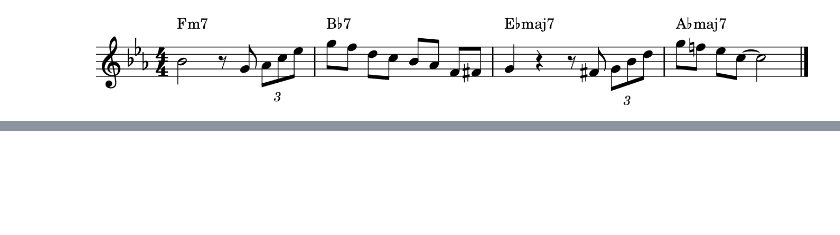
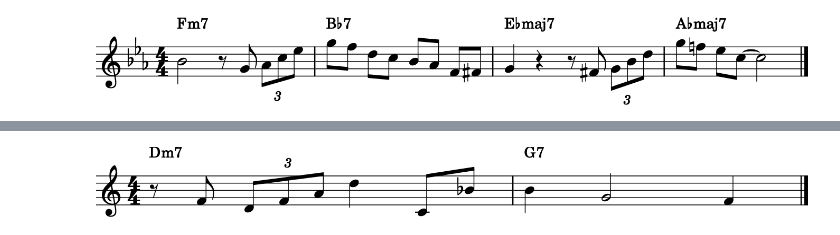
Before and after one commit to cwrightlibrary/JazzNotebooks, a Jupyter notebook: main-script.ipynb, the cells around one changed output, grey strips where cells are left out. Cells and saved outputs as stored; diff of their text form; code cells hidden in the pictures; blank space fills up the shorter version.

```diff
--- a/main-script.ipynb
+++ b/main-script.ipynb
@@ -12,12 +12,13 @@ def music(notes: str, midi=False):
             info_pos.append(i)
     info_string = notes[info_pos[0] + 1: info_pos[1]]
     info = info_string.split(" ")
-    if info[0].lower == "treble":
-        part.append(clef.TrebleClef())
-    elif info[0].lower == "bass":
-        part.append(clef.BassClef())
-    elif info[0] == "None":
-        part.append(clef.NoClef())
+    # if info[0].lower == "treble":
+    #     part.append(clef.TrebleClef())
+    # elif info[0].lower == "bass":
+    #     part.append(clef.BassClef())
+    # elif info[0] == "None":
+    #     part.append(clef.NoClef())
+    part.append(clef.TrebleClef())
     keys = [["cb", -7], ["gb", -6], ["db", -5], ["ab", -4], ["eb", -3], ["bb", -2], ["f", -1], ["c", 0], ["g", 1], ["d", 2], ["a", 3], ["e", 4], ["b", 5], ["f#", 6], ["c#", 7]]
     for k in keys:
         if info[1].lower() == k[0]:
@@ -167,0 +151,5 @@ music(notes)
+# %%
+notes = "^treble c 4/4^!dm7 r/.5 f4/.5 d4/.3 f4/.3 a4/.3 d5/1 c4/.5 b-4/.5 !g7 b4/1 g4/2 f4/1"
+music(notes, True)
+music(notes)
+# %% [output]
@@ -167,0 +157 @@ music(notes)
+[figure, added]
```
Also changed, not shown: parts of 3 cells of this notebook.
